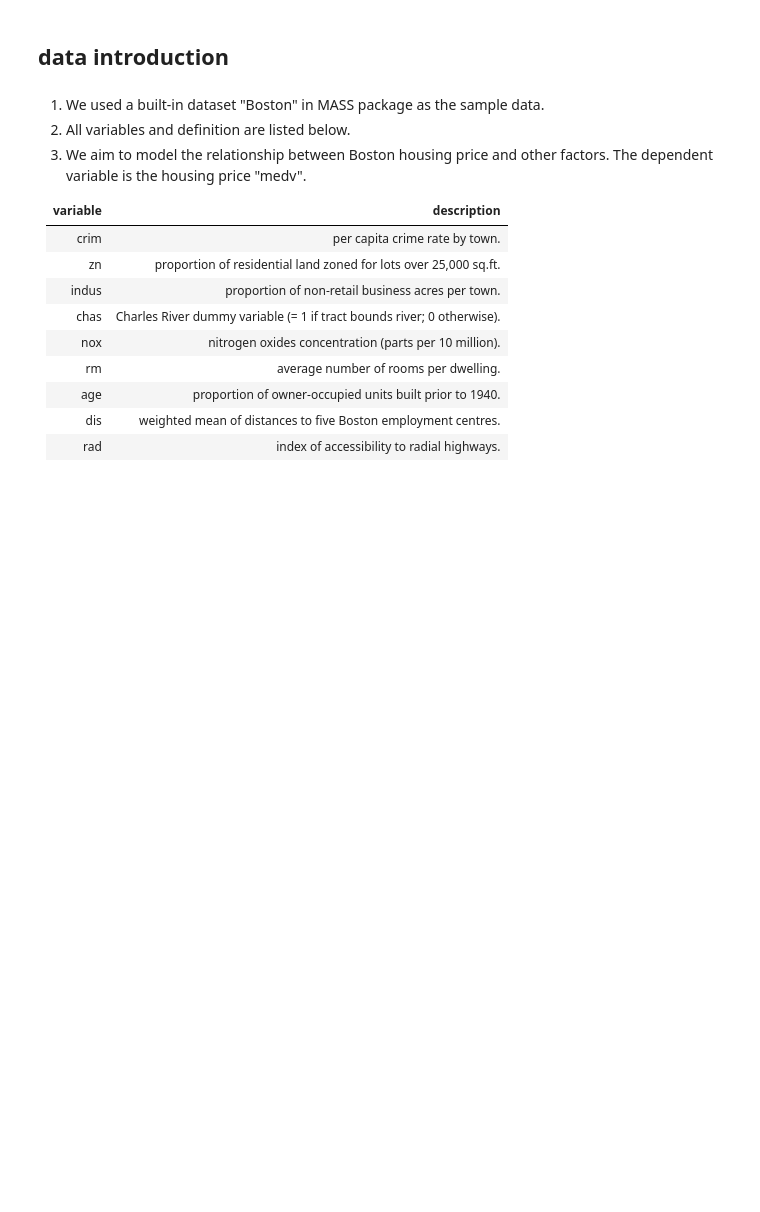
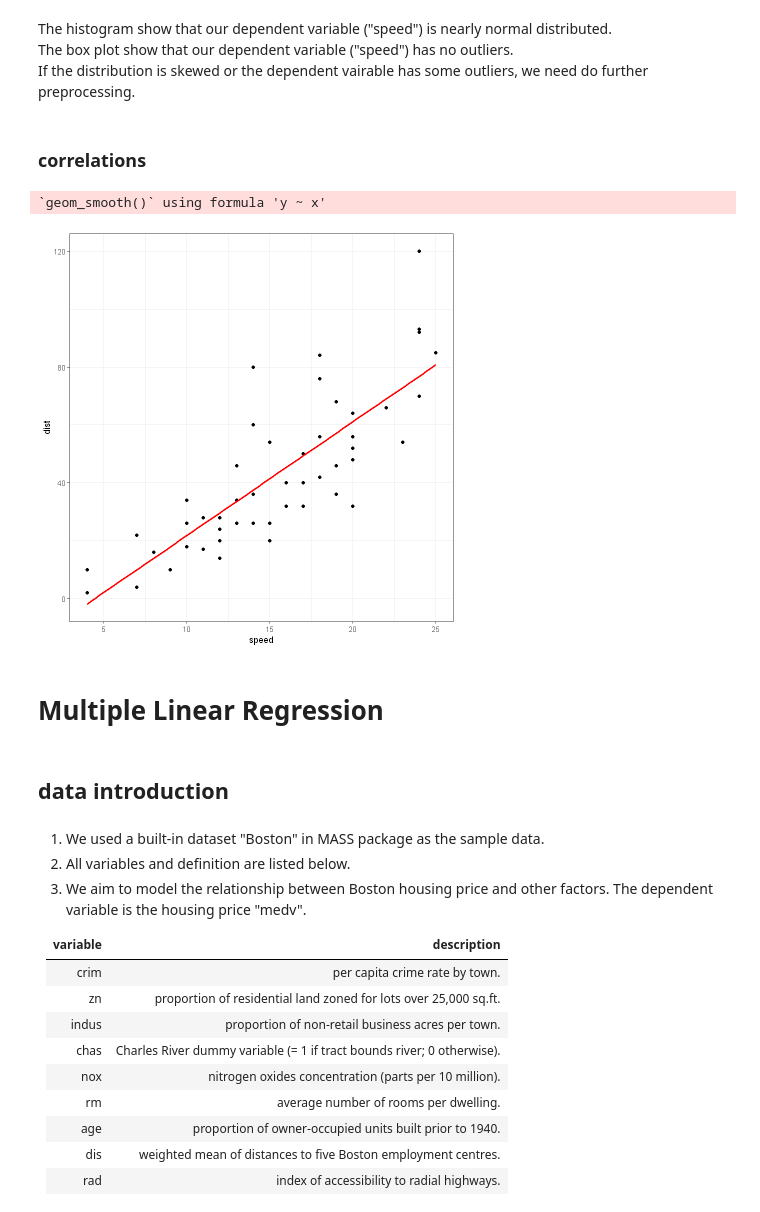
Before and after one commit to ying-wendywang/R_StatisticAnalysis, a Jupyter notebook: 1_LinearRegression.ipynb, the cells around one changed output. Cells and saved outputs as stored; diff of their text form; code cells hidden in the pictures; blank space fills up the shorter version.

Commit message:
update LinearRegression

```diff
--- a/1_LinearRegression.ipynb
+++ b/1_LinearRegression.ipynb
@@ -7,3 +49,19 @@
+# %% [markdown]
+The histogram show that our dependent variable ("speed") is nearly normal distributed.
+The box plot show that our dependent variable ("speed") has no outliers.
+If the distribution is skewed or the dependent vairable has some outliers, we need do further preprocessing.
+# %% [markdown]
+### correlations
+# %%
+ggplot(cars, aes(x=speed, y=dist)) +
+    geom_point() +
+    geom_smooth(method="lm", color="red", se=F) +
+    theme_bw()
+# %% [output]
+`geom_smooth()` using formula 'y ~ x'
+[figure, added]
+# %% [markdown]
+# Multiple Linear Regression
 # %% [markdown]
 ## data introduction
 # %% [markdown]
```
Also changed, not shown: parts of 29 cells of this notebook.
